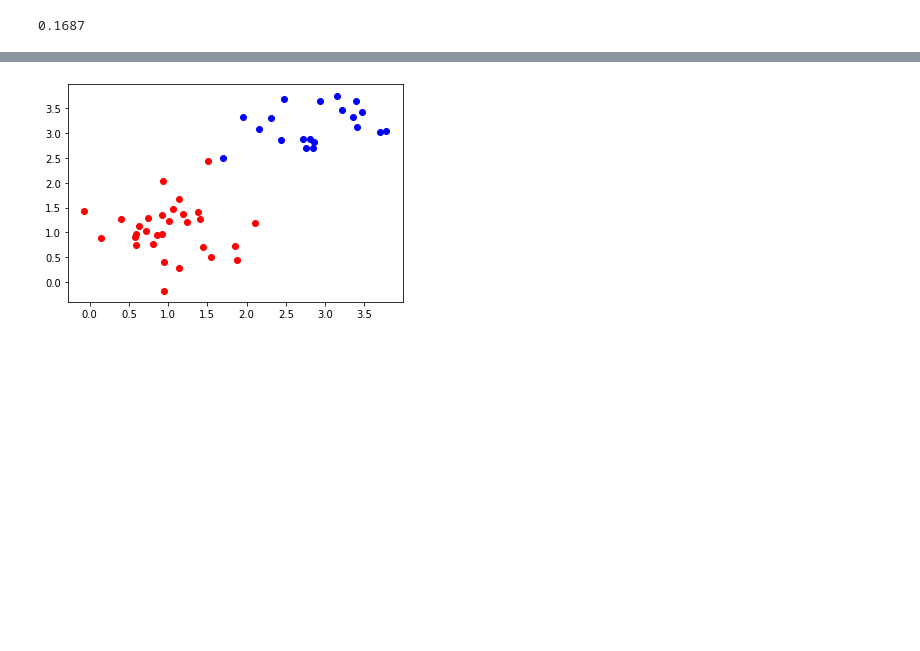
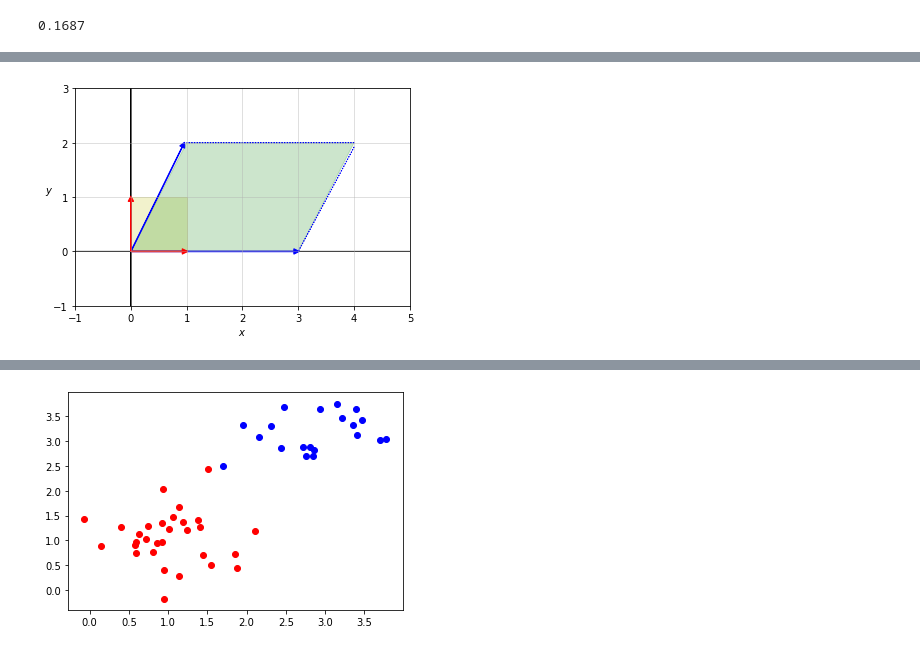
Before and after one commit to simonjisu/prml_study, a Jupyter notebook: notebooks/chapter-1/nb_2-probability.ipynb, the cells around one changed output, grey strips where cells are left out. Cells and saved outputs as stored; diff of their text form; code cells hidden in the pictures; blank space fills up the shorter version.

```diff
--- a/notebooks/chapter-1/nb_2-probability.ipynb
+++ b/notebooks/chapter-1/nb_2-probability.ipynb
@@ -54,0 +159,22 @@ print(round(p_x1, 4))
+# %%
+plt.grid("on", alpha=0.5)
+a = 0.08
+plt.arrow(-2, 0, 10, 0, width=0.001, linestyle="-", ec='k')
+plt.arrow(0, -2, 0, 10, width=0.001, linestyle="-", ec='k')
+plt.arrow(0, 0, 3-a, 0, width=0.01, head_width=0.1, head_length=0.1, fc='b', ec='b')
+plt.arrow(0, 0, 1-a, 2-a, width=0.01, head_width=0.1, head_length=0.1, fc='b', ec='b')
+plt.arrow(0, 0, 0, 1-a, width=0.01, head_width=0.1, head_length=0.1, fc='r', ec='r')
+plt.arrow(0, 0, 1-a, 0, width=0.01, head_width=0.1, head_length=0.1, fc='r', ec='r')
+plt.arrow(1, 2, 3, 0, width=0.001, linestyle=":", ec='b')
+plt.arrow(3, 0, 1, 2-a, width=0.001, linestyle=":", ec='b')
+plt.fill((0, 1, 1, 0), (0, 0, 1, 1), c="y", alpha=0.2)
+plt.fill((0, 1, 4, 3), (0, 2, 2, 0), c="g", alpha=0.2)
+plt.xticks(np.arange(-1, 6))
+plt.yticks(np.arange(-1, 6))
+plt.xlim(-1, 5)
+plt.ylim(-1, 3)
+plt.xlabel("$x$")
+plt.ylabel("$y$", rotation=0)
+plt.show()
+# %% [output]
+[figure, added]
```
Also changed, not shown: parts of 8 cells of this notebook, 1 other file.
